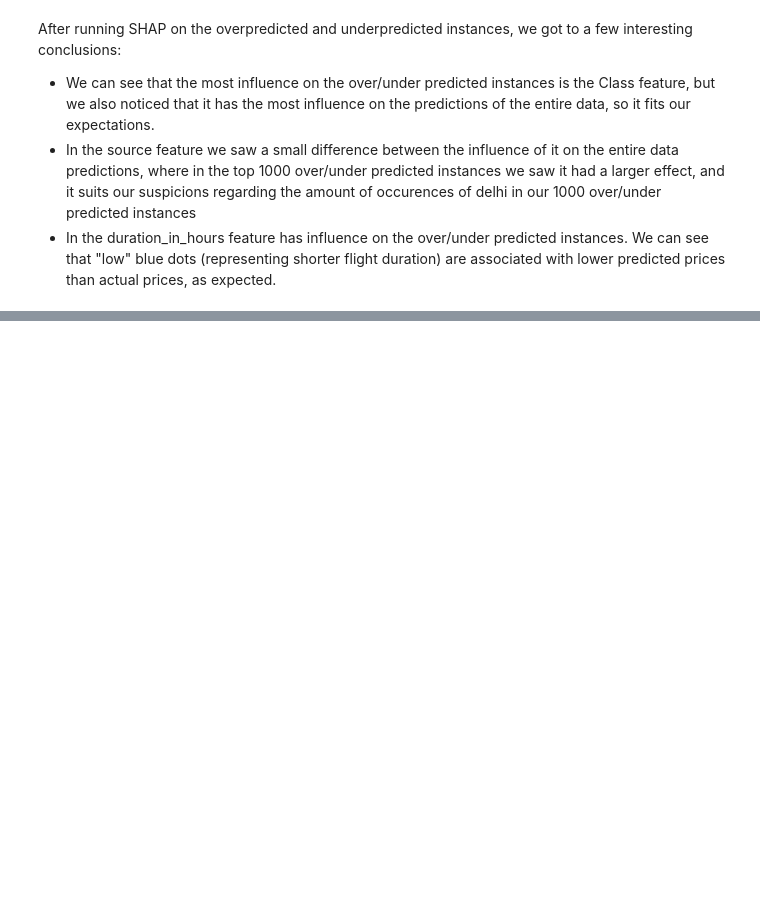
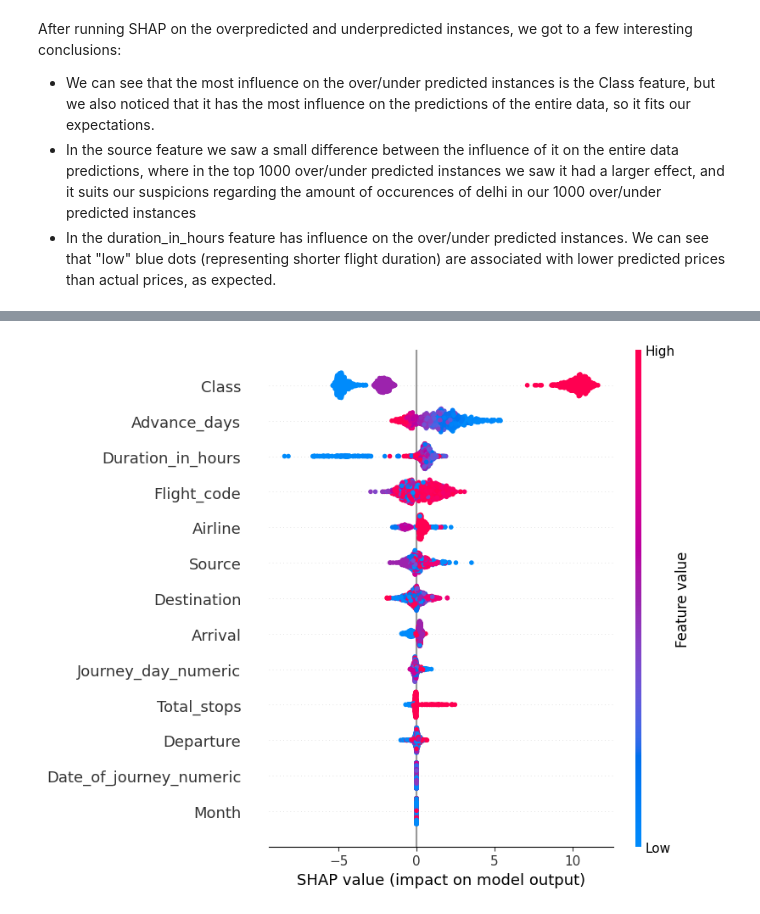
Before and after one commit to NoamGini/Tabular-data-science---Airfare, a Jupyter notebook: Pipeline.ipynb, the cells around one changed output, grey strips where cells are left out. Drawn from its saved outputs; the diff is of its cells as text; code cells hidden in the pictures; blank space fills up the shorter version.

```diff
--- a/Pipeline.ipynb
+++ b/Pipeline.ipynb
@@ -853,0 +864,3 @@ R2 Score: 0.946088121674783
+# %%
+y_pred = best_model.predict(X_test)
+print("R2 Score:", r2_score(y_test, y_pred))
@@ -853,0 +869,31 @@ R2 Score: 0.946088121674783
+# %%
+# Calculate the difference between predicted and actual fares
+fare_difference = y_pred - y_test
+
+# Sorting the fare differences
+sorted_fare_difference = fare_difference.sort_values(ascending=False)
+
+# Get the indices of top 1000 over-predicted and under-predicted samples
+top_1000_over_predicted_indices = sorted_fare_difference.index[:1000]
+top_1000_under_predicted_indices = sorted_fare_difference.index[-1000:]
+
+# Extract the corresponding samples from the dataset
+top_1000_over_predicted_samples = dtf.loc[top_1000_over_predicted_indices].drop(columns=['Fare'])
+top_1000_under_predicted_samples = dtf.loc[top_1000_under_predicted_indices].drop(columns=['Fare'])
+
+
+# Print the top 1000 over-predicted and under-predicted samples
+print("Top 1000 Over-predicted Samples:")
+print(top_1000_over_predicted_samples)
+print("\nTop 1000 Under-predicted Samples:")
+print(top_1000_under_predicted_samples)
+
+# Extract the corresponding samples from the dataset
+top_1000_over_predicted_samples_original = original_dtf.loc[top_1000_over_predicted_indices]
+top_1000_under_predicted_samples_original = original_dtf.loc[top_1000_under_predicted_indices]
+
+# Print the top 1000 over-predicted and under-predicted samples
+print("Top 1000 Over-predicted Samples original:")
+print(top_1000_over_predicted_samples_original)
+print("\nTop 1000 Under-predicted Samples original:")
+print(top_1000_under_predicted_samples_original)
@@ -853,0 +918,10 @@ R2 Score: 0.946088121674783
+# %%
+explainer = shap.TreeExplainer(baseline_model_log_fare)
+
+# Calculate SHAP values for top over-predicted and under-predicted samples
+shap_values_over_predicted = explainer(top_1000_over_predicted_samples)
+shap_values_under_predicted = explainer(top_1000_under_predicted_samples)
+# %%
+shap.summary_plot(shap_values_over_predicted, features=top_1000_over_predicted_samples, title="SHAP Summary Plot - Top Over-predicted Samples")
+# %% [output]
+[figure, added]
```
Also changed, not shown: parts of 15 cells of this notebook.
